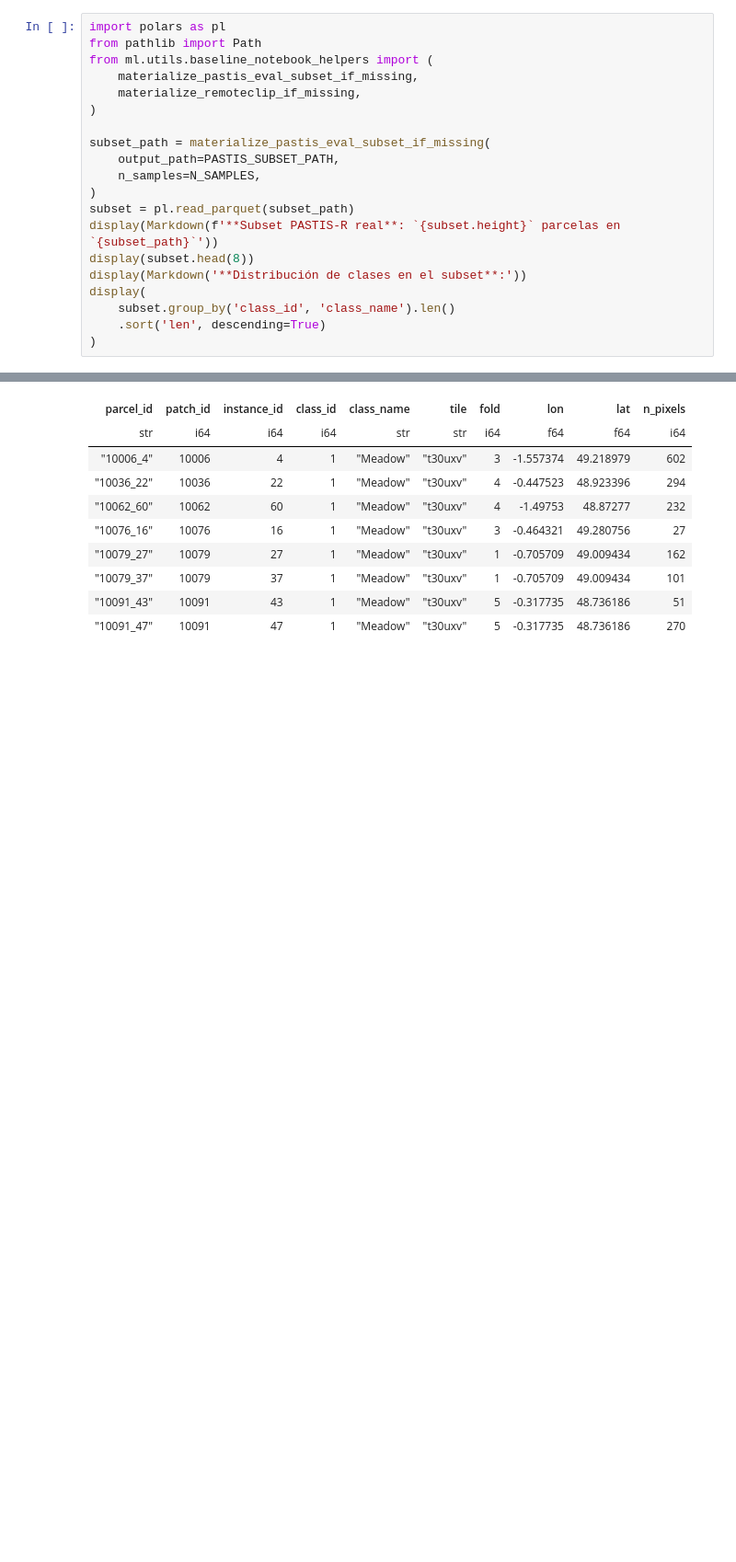
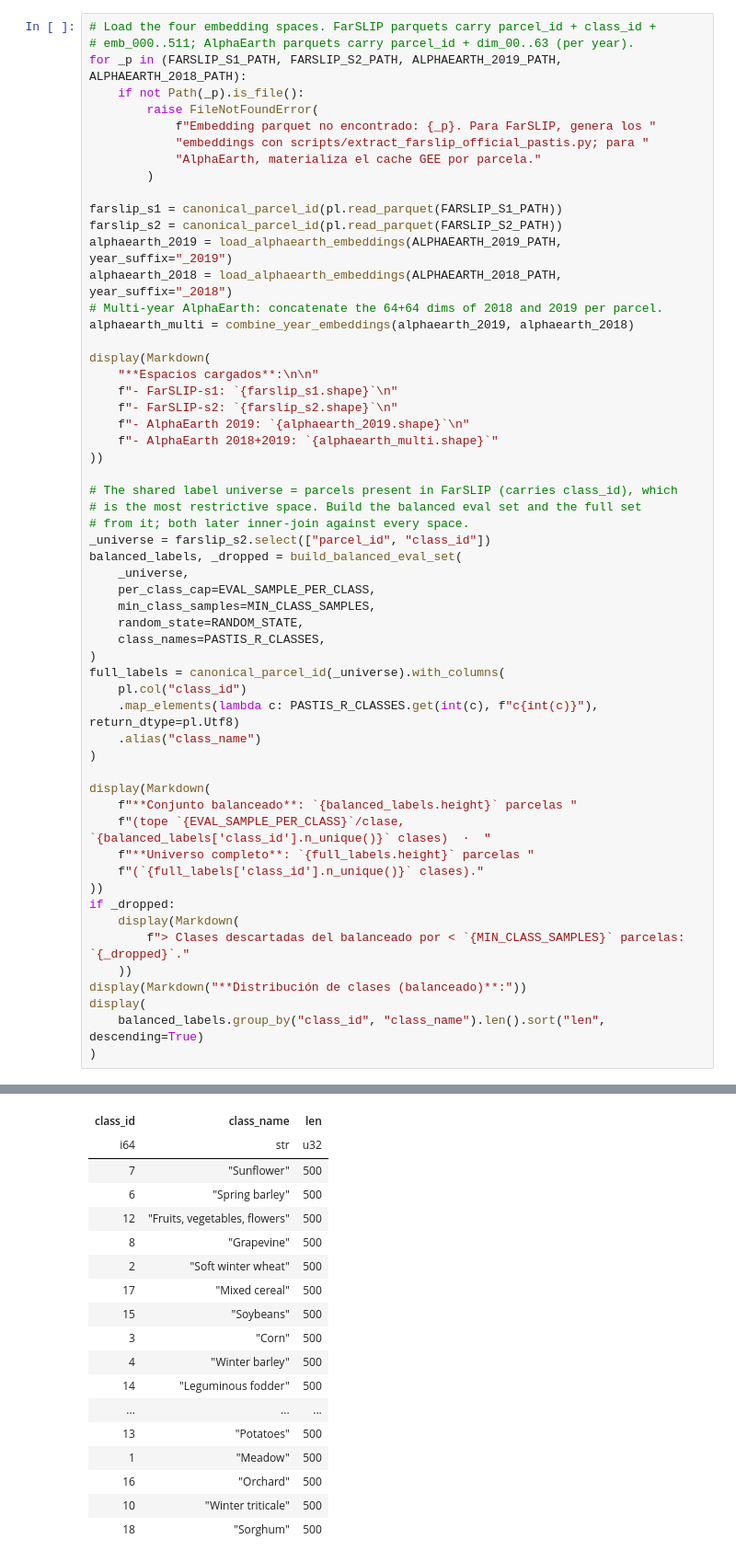
Before and after one commit to ArthurZizumbo/agrosat-copilot, a Jupyter notebook: notebooks/baseline/04_farslip_eval_pastis.ipynb, the cells around one changed output, grey strips where cells are left out. Shown at 92% size. Drawn from its saved outputs; the diff is of its cells as text; blank space fills up the shorter version.

```diff
--- a/notebooks/baseline/04_farslip_eval_pastis.ipynb
+++ b/notebooks/baseline/04_farslip_eval_pastis.ipynb
@@ -99,21 +152,58 @@ MLFLOW_RUN_IDS: dict[str, str] = {}
 # %%
-import polars as pl
-from pathlib import Path
-from ml.utils.baseline_notebook_helpers import (
-    materialize_pastis_eval_subset_if_missing,
-    materialize_remoteclip_if_missing,
+# Load the four embedding spaces. FarSLIP parquets carry parcel_id + class_id +
+# emb_000..511; AlphaEarth parquets carry parcel_id + dim_00..63 (per year).
+for _p in (FARSLIP_S1_PATH, FARSLIP_S2_PATH, ALPHAEARTH_2019_PATH, ALPHAEARTH_2018_PATH):
+    if not Path(_p).is_file():
+        raise FileNotFoundError(
+            f"Embedding parquet no encontrado: {_p}. Para FarSLIP, genera los "
+            "embeddings con scripts/extract_farslip_official_pastis.py; para "
+            "AlphaEarth, materializa el cache GEE por parcela."
+        )
+
+farslip_s1 = canonical_parcel_id(pl.read_parquet(FARSLIP_S1_PATH))
+farslip_s2 = canonical_parcel_id(pl.read_parquet(FARSLIP_S2_PATH))
+alphaearth_2019 = load_alphaearth_embeddings(ALPHAEARTH_2019_PATH, year_suffix="_2019")
+alphaearth_2018 = load_alphaearth_embeddings(ALPHAEARTH_2018_PATH, year_suffix="_2018")
+# Multi-year AlphaEarth: concatenate the 64+64 dims of 2018 and 2019 per parcel.
+alphaearth_multi = combine_year_embeddings(alphaearth_2019, alphaearth_2018)
+
+display(Markdown(
+    "**Espacios cargados**:\n\n"
+    f"- FarSLIP-s1: `{farslip_s1.shape}`\n"
+    f"- FarSLIP-s2: `{farslip_s2.shape}`\n"
+    f"- AlphaEarth 2019: `{alphaearth_2019.shape}`\n"
+    f"- AlphaEarth 2018+2019: `{alphaearth_multi.shape}`"
+))
+
+# The shared label universe = parcels present in FarSLIP (carries class_id), which
+# is the most restrictive space. Build the balanced eval set and the full set
+# from it; both later inner-join against every space.
+_universe = farslip_s2.select(["parcel_id", "class_id"])
+balanced_labels, _dropped = build_balanced_eval_set(
+    _universe,
+    per_class_cap=EVAL_SAMPLE_PER_CLASS,
+    min_class_samples=MIN_CLASS_SAMPLES,
+    random_state=RANDOM_STATE,
+    class_names=PASTIS_R_CLASSES,
+)
+full_labels = canonical_parcel_id(_universe).with_columns(
+    pl.col("class_id")
+    .map_elements(lambda c: PASTIS_R_CLASSES.get(int(c), f"c{int(c)}"), return_dtype=pl.Utf8)
+    .alias("class_name")
 )
 
-subset_path = materialize_pastis_eval_subset_if_missing(
-    output_path=PASTIS_SUBSET_PATH,
-    n_samples=N_SAMPLES,
+display(Markdown(
+    f"**Conjunto balanceado**: `{balanced_labels.height}` parcelas "
+    f"(tope `{EVAL_SAMPLE_PER_CLASS}`/clase, `{balanced_labels['class_id'].n_unique()}` clases)  ·  "
+    f"**Universo completo**: `{full_labels.height}` parcelas "
+    f"(`{full_labels['class_id'].n_unique()}` clases)."
+))
+if _dropped:
+    display(Markdown(
+        f"> Clases descartadas del balanceado por < `{MIN_CLASS_SAMPLES}` parcelas: `{_dropped}`."
+    ))
+display(Markdown("**Distribución de clases (balanceado)**:"))
+display(
+    balanced_labels.group_by("class_id", "class_name").len().sort("len", descending=True)
 )
-subset = pl.read_parquet(subset_path)
-display(Markdown(f'**Subset PASTIS-R real**: `{subset.height}` parcelas en `{subset_path}`'))
-display(subset.head(8))
-display(Markdown('**Distribución de clases en el subset**:'))
-display(
-    subset.group_by('class_id', 'class_name').len()
-    .sort('len', descending=True)
-)
 # %% [output]
@@ -123,10 +219,18 @@ shape: (8, 10)
-| parcel_id | patch_id | instance_id | class_id | class_name | tile | fold | lon | lat | n_pixels |
-| str | i64 | i64 | i64 | str | str | i64 | f64 | f64 | i64 |
-| "10006_4" | 10006 | 4 | 1 | "Meadow" | "t30uxv" | 3 | -1.557374 | 49.218979 | 602 |
-| "10036_22" | 10036 | 22 | 1 | "Meadow" | "t30uxv" | 4 | -0.447523 | 48.923396 | 294 |
-| "10062_60" | 10062 | 60 | 1 | "Meadow" | "t30uxv" | 4 | -1.49753 | 48.87277 | 232 |
-| "10076_16" | 10076 | 16 | 1 | "Meadow" | "t30uxv" | 3 | -0.464321 | 49.280756 | 27 |
-| "10079_27" | 10079 | 27 | 1 | "Meadow" | "t30uxv" | 1 | -0.705709 | 49.009434 | 162 |
-| "10079_37" | 10079 | 37 | 1 | "Meadow" | "t30uxv" | 1 | -0.705709 | 49.009434 | 101 |
-| "10091_43" | 10091 | 43 | 1 | "Meadow" | "t30uxv" | 5 | -0.317735 | 48.736186 | 51 |
-| "10091_47" | 10091 | 47 | 1 | "Meadow" | "t30uxv" | 5 | -0.317735 | 48.736186 | 270 |
+| class_id | class_name | len |
+| i64 | str | u32 |
+| 7 | "Sunflower" | 500 |
+| 6 | "Spring barley" | 500 |
+| 12 | "Fruits, vegetables, flowers" | 500 |
+| 8 | "Grapevine" | 500 |
+| 2 | "Soft winter wheat" | 500 |
+| 17 | "Mixed cereal" | 500 |
+| 15 | "Soybeans" | 500 |
+| 3 | "Corn" | 500 |
+| 4 | "Winter barley" | 500 |
+| 14 | "Leguminous fodder" | 500 |
+| ... | ... | ... |
+| 13 | "Potatoes" | 500 |
+| 1 | "Meadow" | 500 |
+| 16 | "Orchard" | 500 |
+| 10 | "Winter triticale" | 500 |
+| 18 | "Sorghum" | 500 |
```
Also changed, not shown: parts of 18 cells of this notebook, 50 other files.
